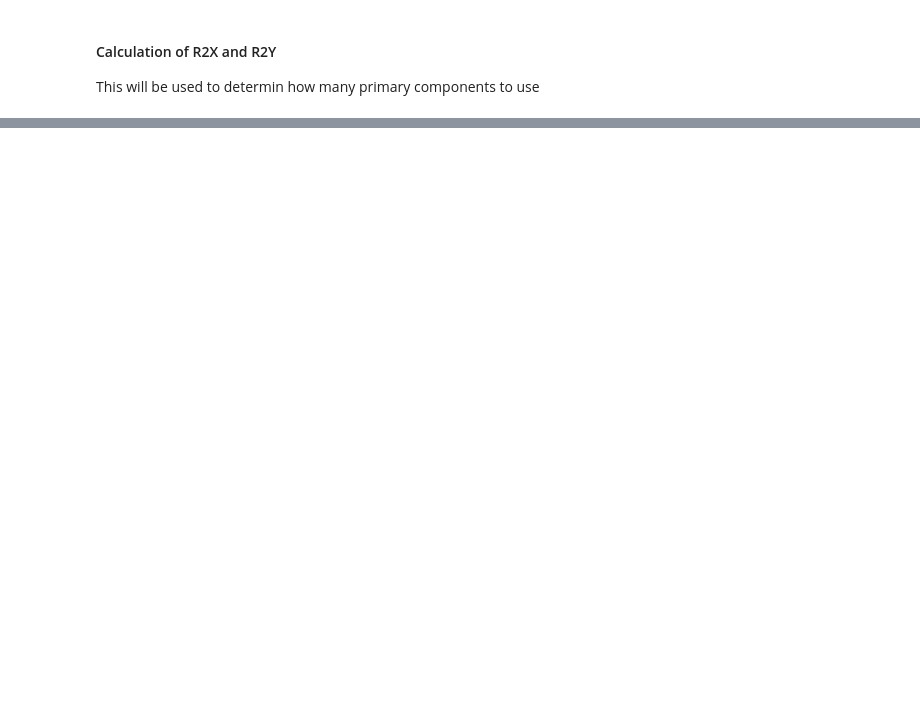
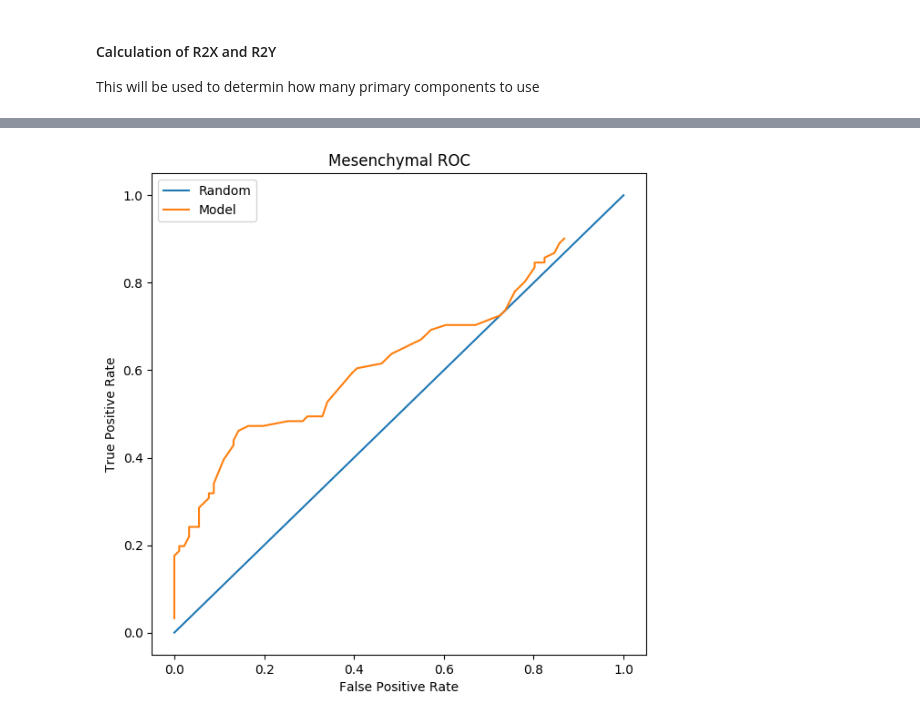
Before and after one commit to chiaramooney/ml-plsda-classification, a Jupyter notebook: PLSDA-cancer-classification-128.ipynb, the cells around one changed output, grey strips where cells are left out. Saved outputs shown, nothing was run; the diff lists cells and outputs as text; code cells hidden in the pictures; blank space fills up the shorter version.

```diff
--- a/PLSDA-cancer-classification-128.ipynb
+++ b/PLSDA-cancer-classification-128.ipynb
@@ -414,0 +355,95 @@ pro cells incorrectly predicted:  46
+# %%
+def flatten_logo_output (logo_output):
+    '''Flatten data from LOGO crossvalidation in order to easier analyze'''
+    flat = []
+    for i in range(len(logo_output)):
+        for j in range(len(logo_output[i])):
+            flat.append(logo_output[i][j])
+    return flat
+
+
+Y_test_flat = np.array(flatten_logo_output(Y_test))
+Y_pred_flat = np.array(flatten_logo_output(Y_pred))
+
+if (LOG_FLAG):
+    print("Verify shape:")
+    print("Y pred flat: ", Y_pred_flat.shape)
+    print("Y test flat: ", Y_test_flat.shape)
+# %%
+num_mes_labels = num_pro_labels = num_observations // 2 # We know that
+                                                        # there are equal
+                                                        # inputs of
+                                                        # mesenchymal and
+                                                        # proneural
+
+thresh_ranges = np.linspace(-1, 1, 100) # Apply a threshold range from -1 to
+                                        # 1 because that is the range for the
+                                        # zscored y labels
+mes_tpr_thresh_range = []   # Mesenchymal true positive rates
+mes_fpr_thresh_range = []   # Mesenchymal false positive rates
+pro_tpr_thresh_range = []   # Proneural true positive rates
+pro_fpr_thresh_range = []   # Proneural false positive rates
+
+for t in thresh_ranges:
+    Y_class_pred = []   # Y_pred converted to classes 0 and 1
+
+    # For each observation, apply threshold and classify
+    Y_class_pred = classify_and_eval_preds(t, num_observations, Y_pred_flat)
+
+    # Quantify correct predictions made by our model and compute true/false
+    # positive rates for the ROC curve.
+    mes_true_pos = 0
+    mes_false_pos = 0
+    pro_false_pos = 0
+    pro_true_pos = 0
+
+    for i in range(num_observations):
+        if (Y_class_pred[i] == Y_test_flat[i]):
+            if Y_class_pred[i] == 0:
+                mes_true_pos += 1
+            else:
+                pro_true_pos += 1
+        else:
+            if Y_class_pred[i] == 0:
+                mes_false_pos += 1
+            else:
+                pro_false_pos += 1
+
+    mes_tpr = mes_true_pos / (num_mes_labels)
+    mes_fpr = mes_false_pos / (num_pro_labels)
+    pro_tpr = pro_true_pos / (num_pro_labels)
+    pro_fpr = pro_false_pos / (num_mes_labels)
+
+    mes_tpr_thresh_range.append(mes_tpr)
+    mes_fpr_thresh_range.append(mes_fpr)
+    pro_tpr_thresh_range.append(pro_tpr)
+    pro_fpr_thresh_range.append(pro_fpr)
+
+    if (LOG_FLAG):
+        print("{}-Fold Crossvalidation Results [Thresh: {}]:".format(group_size, t))
+        print("mes cells correctly predicted: ", mes_correct)
+        print("mes cells incorrecly predicted: ", mes_false_pos)
+        print("pro cells correctly predicted: ", pro_correct)
+        print("pro cells incorrectly predicted: ", pro_false_pos)
+        print("\n\n")
+
+# Plot data
+plt.figure(figsize =(7, 7), dpi=100)
+plt.title("Mesenchymal ROC")
+plt.plot([0,1], [0,1], label="Random")
+plt.plot(mes_fpr_thresh_range, mes_tpr_thresh_range, label="Model")
+plt.xlabel("False Positive Rate")
+plt.ylabel("True Positive Rate")
+plt.legend()
+plt.show()
+
+plt.figure(figsize =(7, 7), dpi=100)
+plt.title("Proneural ROC")
+plt.plot([0,1], [0,1], label="Random")
+plt.plot(pro_fpr_thresh_range, pro_tpr_thresh_range, label="Model")
+plt.xlabel("False Positive Rate")
+plt.ylabel("True Positive Rate")
+plt.legend()
+plt.show()
+# %% [output]
+[figure, added]
```
Also changed, not shown: parts of 34 cells of this notebook, 1 other file.
